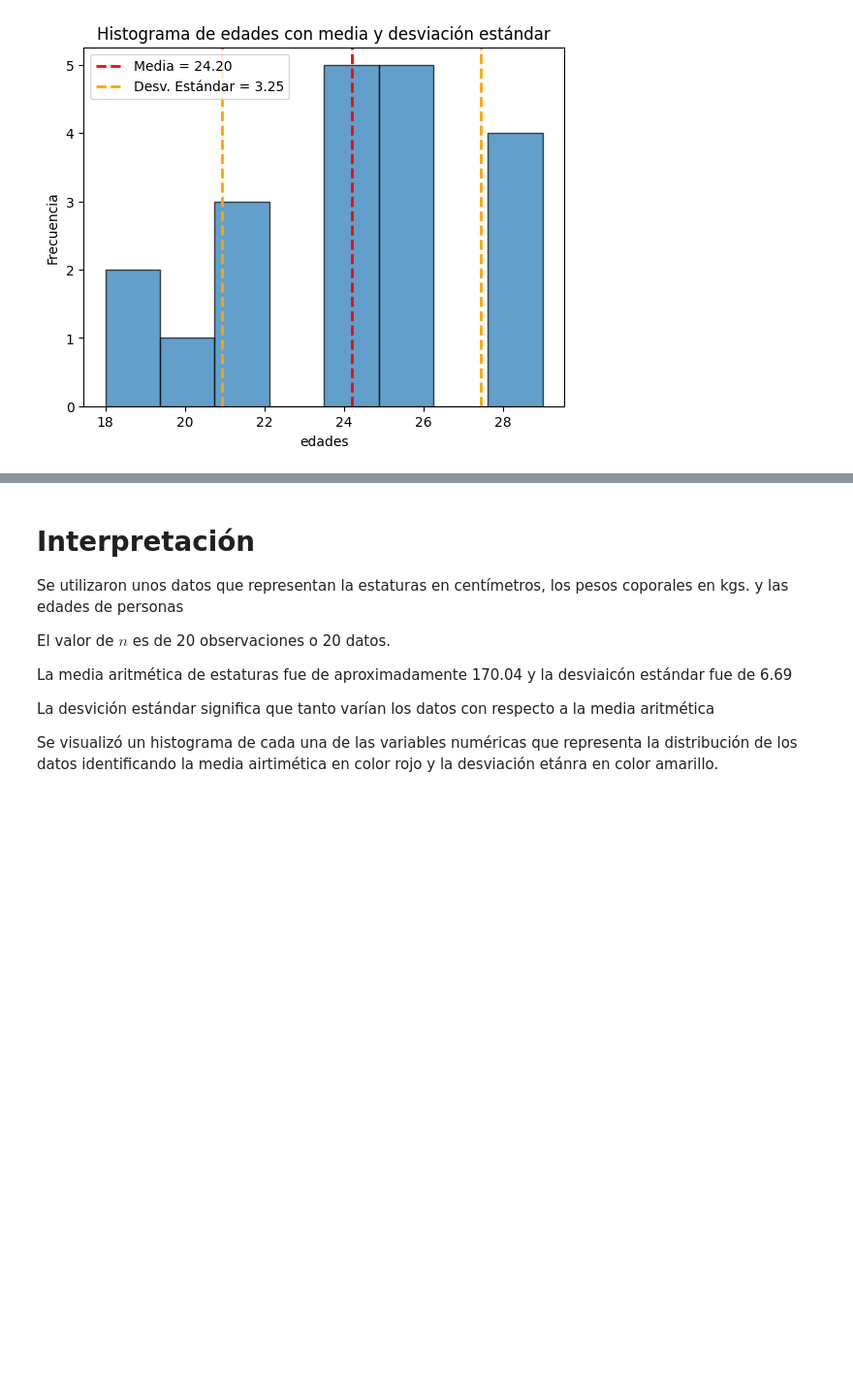
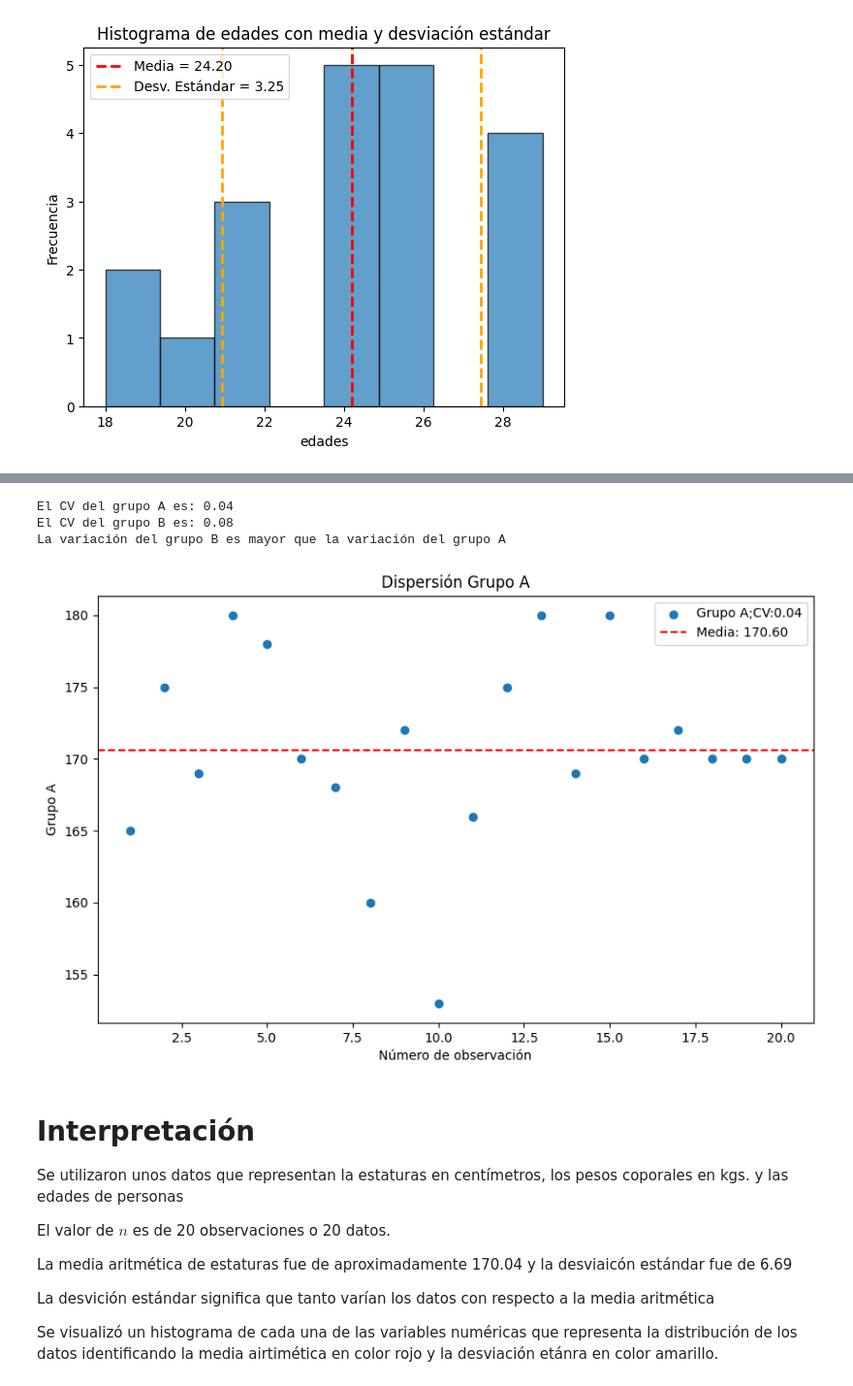
Before and after one commit to rpizarrog/probabilidad-y-estad-stica, a Jupyter notebook: 2024/Caso_04_Medidas_de_dispersión.ipynb, the cells around one changed output, grey strips where cells are left out. Shown: that part at 97% size. Cells and saved outputs as stored; diff of their text form; code cells hidden in the pictures; blank space fills up the shorter version.

```diff
--- a/2024/Caso_04_Medidas_de_dispersión.ipynb
+++ b/2024/Caso_04_Medidas_de_dispersión.ipynb
@@ -30,0 +48,21 @@ import matplotlib.pyplot as plt
+# %%
+estaturas = [165, 175, 169, 180, 178, 170, 168, 160, 172, 153,
+               166, 175, 180, 169, 180, 170, 172, 170, 170, 170] # lista de estaturas
+
+media = np.mean(estaturas)
+# Generar columnas siguientes
+tabla = pd.DataFrame({'x': estaturas})
+tabla['x_me'] = media
+tabla['x-x_me'] = tabla['x']- tabla['x_me']
+tabla['(x-x_me)^2'] = tabla['x-x_me']**2  # Al cuadraddo
+
+
+print(tabla)
+
+sumatoria = sum(tabla['(x-x_me)^2'])
+
+
+varianza = sumatoria / (n-1)
+desv_std = np.sqrt(varianza)
+print("La varianza ", varianza, "Con np.var(): ", np.var(estaturas))
+print("La desviación estándar: ", desv_std, "Con np.std()", np.std(estaturas))
@@ -124,3 +223,29 @@ La media de los datos en la línea de color rojo representa el promedio de los v
+# %%
+grupo_A = [165, 175, 169, 180, 178, 170, 168, 160, 172, 153,
+     166, 175, 180, 169, 180, 170, 172, 170, 170, 170]
+
+grupo_B = [170, 190, 150, 180, 150, 180, 170, 175, 160, 160,
+     165, 170, 150, 160, 180, 190, 145, 165, 165, 170]
+
+CV_A = (np.std(grupo_A, ddof=1) / np.mean(grupo_A))
+CV_B = (np.std(grupo_B, ddof=1) / np.mean(grupo_B))
+
+print ("El CV del grupo A es:", round(CV_A, 2))
+print ("El CV del grupo B es:", round(CV_B, 2))
+
+if CV_A > CV_B:
+  print ("La variación del grupo A es mayor que la variación del grupo B")
+else:
+  print ("La variación del grupo B es mayor que la variación del grupo A")
+# %% [output]
+El CV del grupo A es: 0.04
+El CV del grupo B es: 0.08
+La variación del grupo B es mayor que la variación del grupo A
+# %%
+# Visualiar dispersión de lso valores del grupo A
+f_visualizar_dispersion(grupo_A, 'Grupo A')
+# %% [output]
+[figure, added]
 # %% [markdown]
 # Interpretación
 
```
Also changed, not shown: parts of 6 cells of this notebook.
